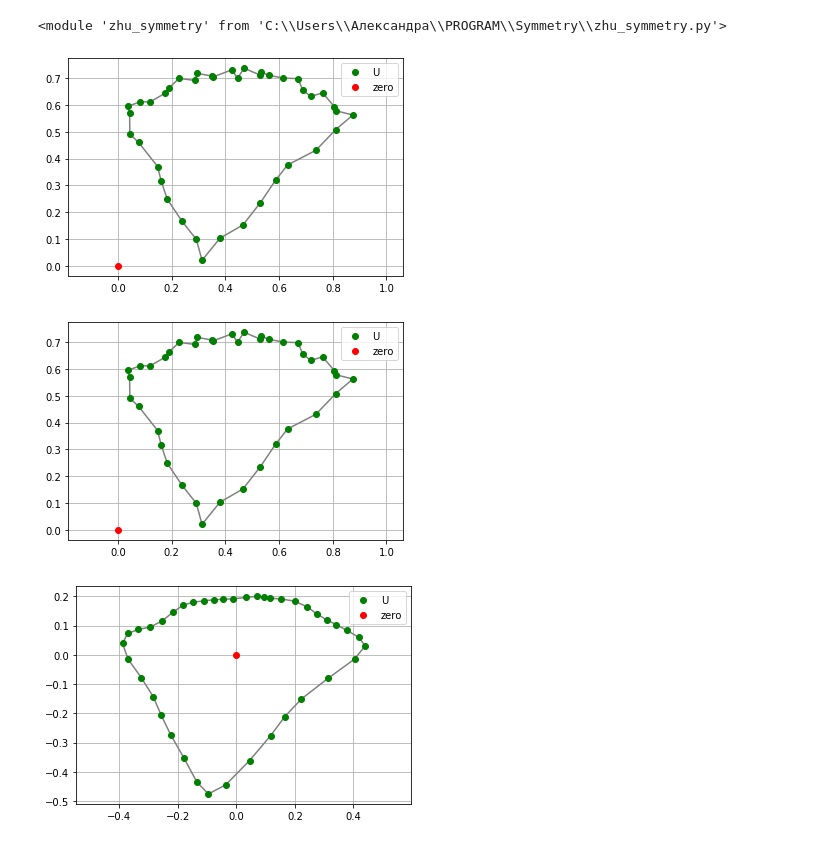
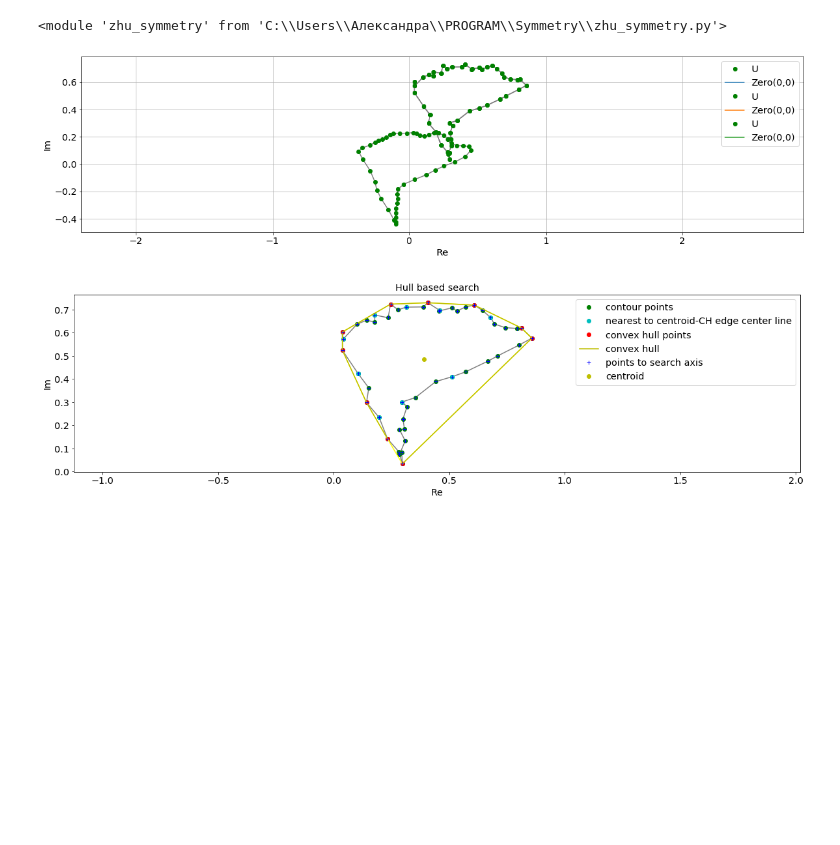
Before and after one commit to 1alexandra/mirror-symmetry, a Jupyter notebook: sym.ipynb, the cells around one changed output. Drawn from its saved outputs; the diff is of its cells as text; code cells hidden in the pictures; blank space fills up the shorter version.

Commit message:
hull bug fixes

```diff
--- a/sym.ipynb
+++ b/sym.ipynb
@@ -43,17 +43,21 @@ imp.reload(zhu_symmetry)
 # %% [output]
 <module 'zhu_symmetry' from 'C:\\Users\\Александра\\PROGRAM\\Symmetry\\zhu_symmetry.py'>
 # %%
-u = np.array([1+5j, 3+1j, 7+5j, 5+6j, 3+6j])
+u = np.array([1+5j, 3+1j, 3+3j, 7+5j, 5+6j, 3+6j])
 u_m = zhu_contour.preprocess(u,3)
 u_m += (np.random.random(u_m.size)+1j*np.random.random(u_m.size))*0.05
 zhu_draw.contour(u_m)
 f = np.fft.fft(u_m)
 ind = zhu_symmetry.f_abs_based_index(f, beta = 0.5)
 f1 = np.zeros(len(f),dtype=complex)
 f1[ind] = f[ind]
 zhu_draw.contour(np.fft.ifft(f))
 zhu_draw.contour(np.fft.ifft(f1))
 # %% [output]
-[figure, old version]
+[figure, new version]
-[figure, removed]
-[figure, removed]
+# %%
+by_hull, h_m, hull = zhu_symmetry.hull_based_index(u_m, 0.5)
+zhu_draw.plot_hull(u_m, u_m[by_hull], u_m[h_m], u_m[hull])
+plt.show()
+# %% [output]
+[figure, added]
```
Also changed, not shown: 2 other files.
